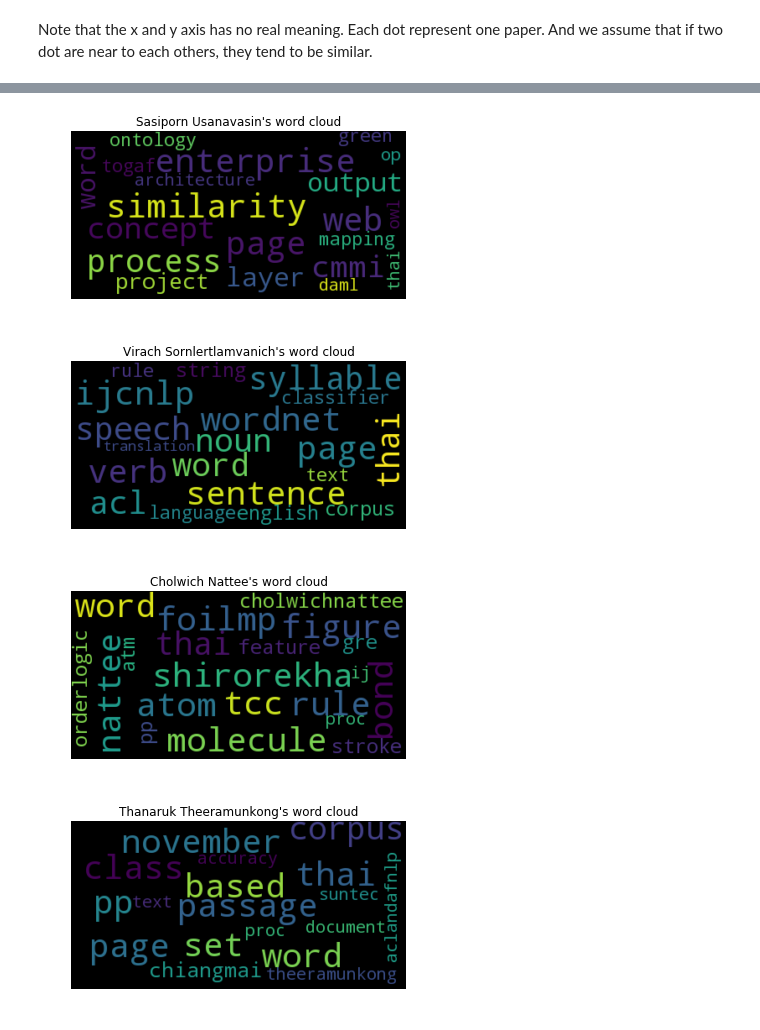
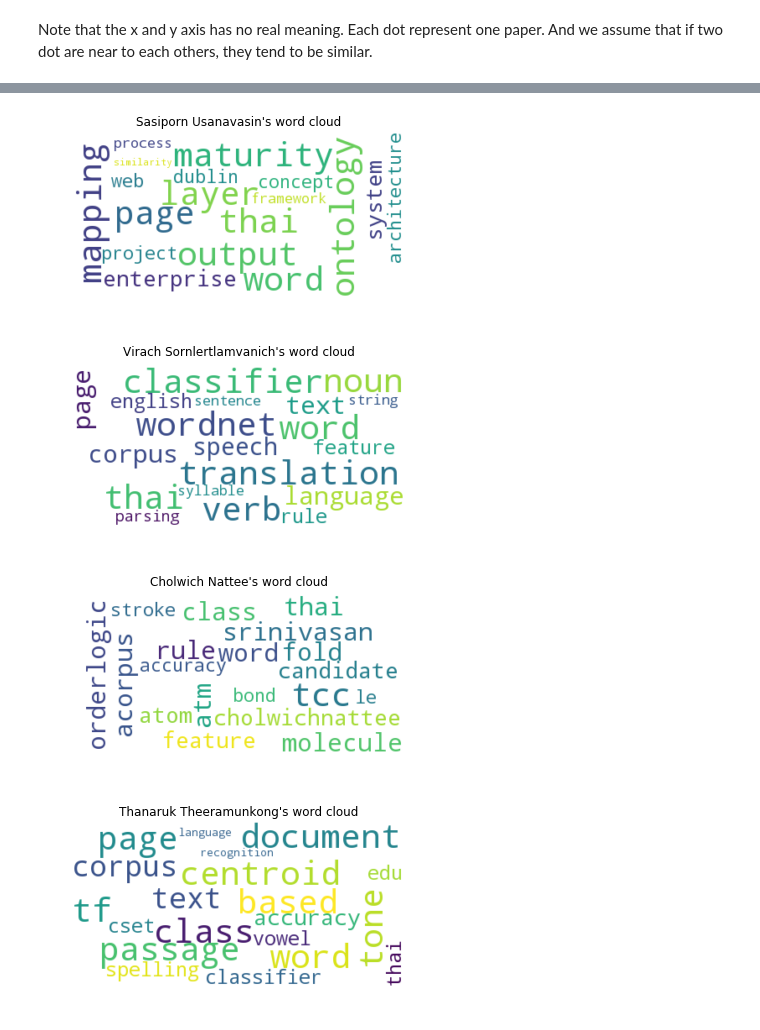
Before and after one commit to tedchsk/ResearchPapersAnalyticsDemo, a Jupyter notebook: Paper Analytics with tf-idf.ipynb, the cells around one changed output, grey strips where cells are left out. Cells and saved outputs as stored; diff of their text form; code cells hidden in the pictures.

```diff
--- a/Paper Analytics with tf-idf.ipynb
+++ b/Paper Analytics with tf-idf.ipynb
@@ -15,4 +15,5 @@ from bs4 import BeautifulSoup # $ pip install beautifulsoup4
 from wordcloud import WordCloud
 %matplotlib inline
 # %%
-paper_df = pd.read_csv('../dataset/cleaned_papers_pdf.csv',encoding='utf-8')
+cleaned_papers_pdf = pd.read_csv('../dataset/cleaned_papers_pdf.csv',encoding='utf-8')
+print("%d papers with %d different faculty were loaded"%(cleaned_papers_pdf.shape[0],cleaned_papers_pdf['faculty'].unique().shape[0]))
@@ -19,4 +21,0 @@ paper_df = pd.read_csv('../dataset/cleaned_papers_pdf.csv',encoding='utf-8')
-# %%
-print(paper_df.shape)
-paper_df.head(10)
-cleaned_papers_pdf = paper_df
@@ -25,3 +34,7 @@ cleaned_papers_pdf = paper_df
+# %%
+name_list = []
+for name in cleaned_papers_pdf['name']:
+    name_list.extend(name.lower().split(" "))
 # %%
 #Content2Words (or String to words seperate by space)
 from nltk.corpus import stopwords # Import the stop word list
@@ -42,8 +55,21 @@ def content_to_words( paper_content ):
     # 4. In Python, searching a set is much faster than searching
     #   a list, so convert the stop words to a set
     stops = set(stopwords.words("english"))
-    paper_stop = ['cid','fig','however','respectively','used','therefore']
+    paper_stop = ['cid','fig','however','respectively','used','therefore','pp','figure','vol','table','time','let','co','using','set','page','th','etal','ij','daml','green','op','owl','gre','foilmp','suntec','aclandafnlp',
+                 'togaf',
+'cmmi',
+'forexample',
+'nn',
+'ilp',
+'cc',
+'edus',
+'proc',
+'dog',
+'er',
+'org']
+    paper_stop.extend(name_list)
     stops |= set(paper_stop)
+
 
     #
     # 5. Remove stop words
@@ -182,42 +199,42 @@ print(sorted(freqs, key = lambda x: -x[1])[0:40])
 # %%
 from wordcloud import WordCloud
 def professor_wordCloud(name):
     vec_sum = np.array(tfidf_train_features.shape[1]*[0])
     professor_pdf = cleaned_papers_pdf[cleaned_papers_pdf['name']==name]
     rowNum = []
     for i,row in professor_pdf.iterrows():
         vec_sum+=tfidf_train_features.getrow(i)
         rowNum.append(i)
     word_tfidf_vector = vec_sum.tolist()[0]
     sorted_vector_index = sorted(range(len(word_tfidf_vector)), key=lambda k: -word_tfidf_vector[k])
     features_names = tfidf_vectorizer.get_feature_names()
     wordCloudText =''
     j=1000
     for i in sorted_vector_index[0:20]:
         if(len(features_names[i])<15):
-            wordCloudText+=features_names[i]+" "
-    wordcloud = WordCloud(max_font_size=40).generate(wordCloudText)
+            wordCloudText+=((features_names[i])+" ")
+    wordcloud = WordCloud(max_font_size=40,background_color="white").generate(wordCloudText)
     plt.figure()
     plt.imshow(wordcloud, interpolation="bilinear")
     plt.axis("off")
     plt.title(name+"'s word cloud")
     plt.show()
 
 professor_wordCloud('Sasiporn Usanavasin')
 # %% [output]
-[figure, old version]
+[figure, new version]
 # %%
 professor_wordCloud('Virach Sornlertlamvanich')
 # %% [output]
-[figure, old version]
+[figure, new version]
 # %%
 professor_wordCloud('Cholwich Nattee')
 # %% [output]
-[figure, old version]
+[figure, new version]
 # %%
 professor_wordCloud('Thanaruk Theeramunkong')
 # %% [output]
-[figure, old version]
+[figure, new version]
 # %%
 #cleaned_papers_pdf['name'].value_counts()
 professor_wordCloud('Bunyarit Uyyanonvara')
```
Also changed, not shown: parts of 22 cells of this notebook, 1 other file.
